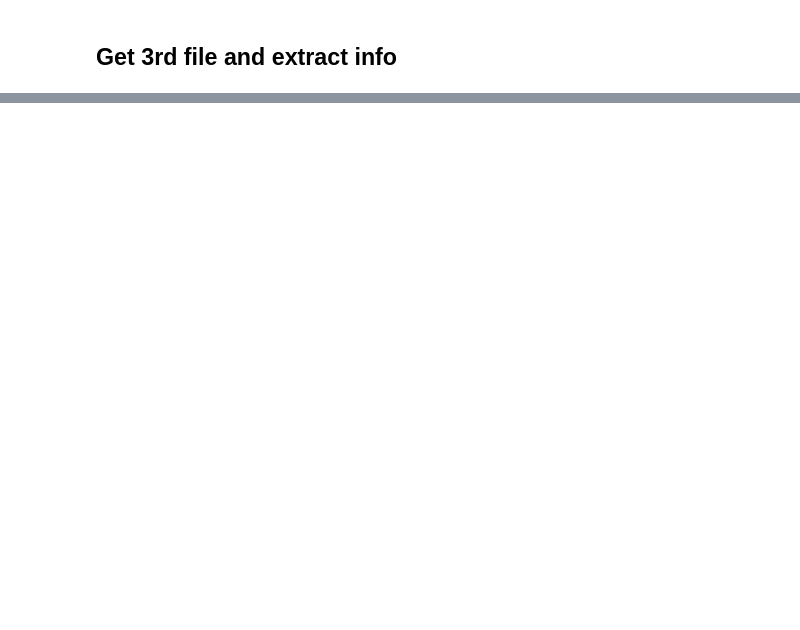
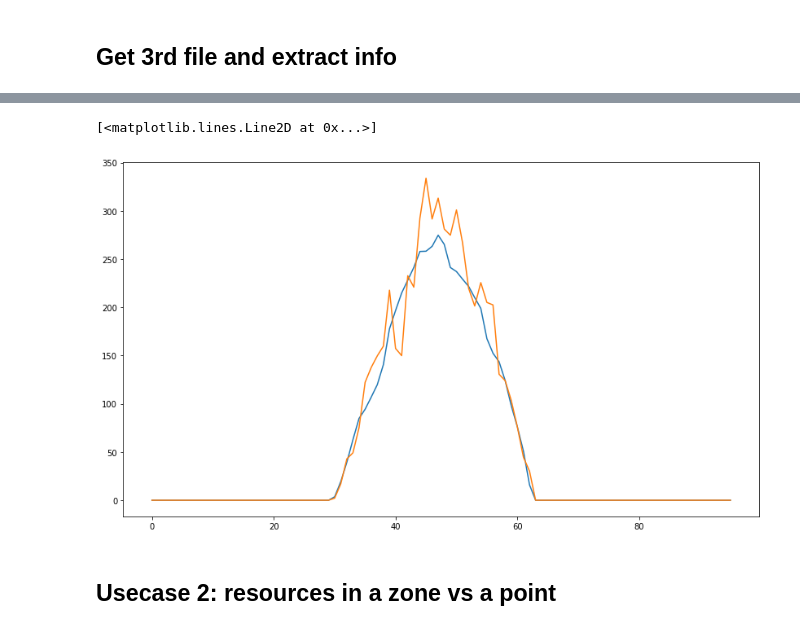
Before and after one commit to ec-nextgeoss/armines-cams-gridded-data, a Jupyter notebook: NextGEOSS-Pilot#1.ipynb, the cells around one changed output, grey strips where cells are left out. Cells and saved outputs as stored; diff of their text form; code cells hidden in the pictures; blank space fills up the shorter version.

```diff
--- a/NextGEOSS-Pilot#1.ipynb
+++ b/NextGEOSS-Pilot#1.ipynb
@@ -274,0 +396,18 @@ plot(varname='G', time=50)
+# %%
+# Resource for Herault:
+my_intersection = my_gpd.within(my_dpt.geometry.iloc[0])
+herault_ts = my_tsdf.loc[:,my_gpd[my_intersection].Coordinates].mean(axis=1)
+
+# Resource for its center:
+distance = my_gpd.geometry.apply(lambda x: my_dpt.distance(x))
+nearest_pt = my_gpd.iloc[distance.idxmin()]
+center_ts = my_tsdf[nearest_pt.Coordinates.iloc[0]]
+# %%
+plt.figure(figsize=(14,8))
+plt.plot(herault_ts)
+plt.plot(center_ts)
+# %% [output]
+[<matplotlib.lines.Line2D at 0x...>]
+[figure, added]
+# %% [markdown]
+## Usecase 2: resources in a zone vs a point
```
Also changed, not shown: parts of 27 cells of this notebook, 4 other files.
